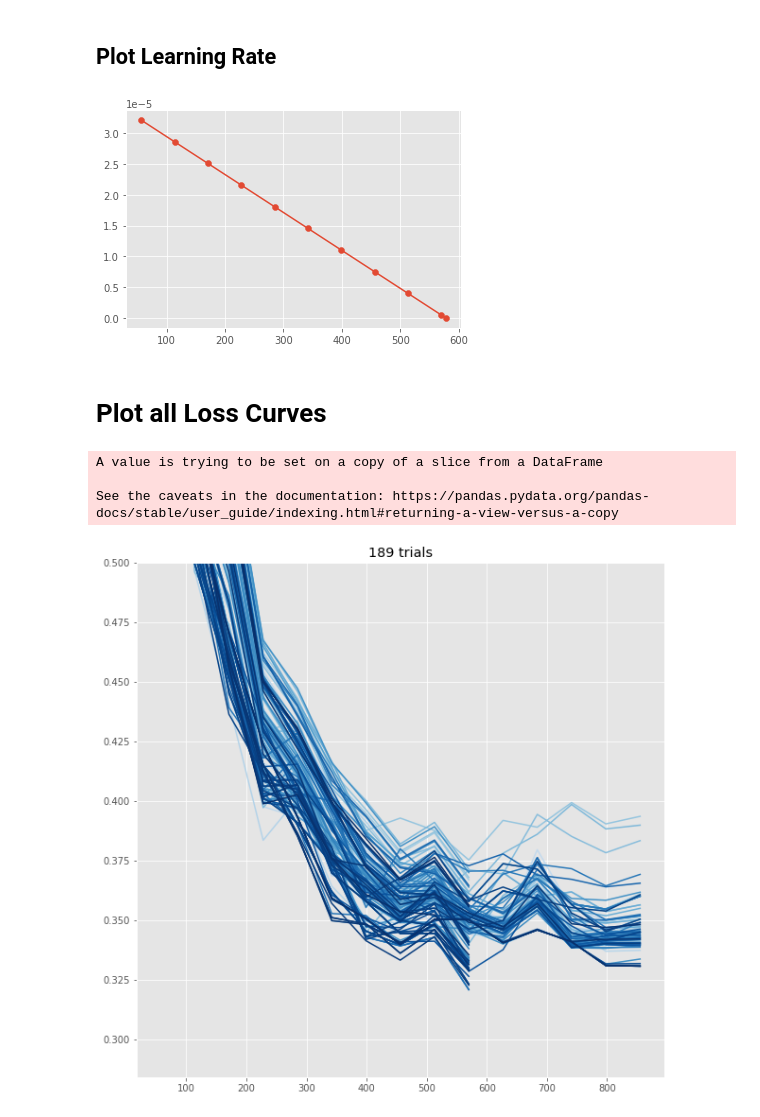
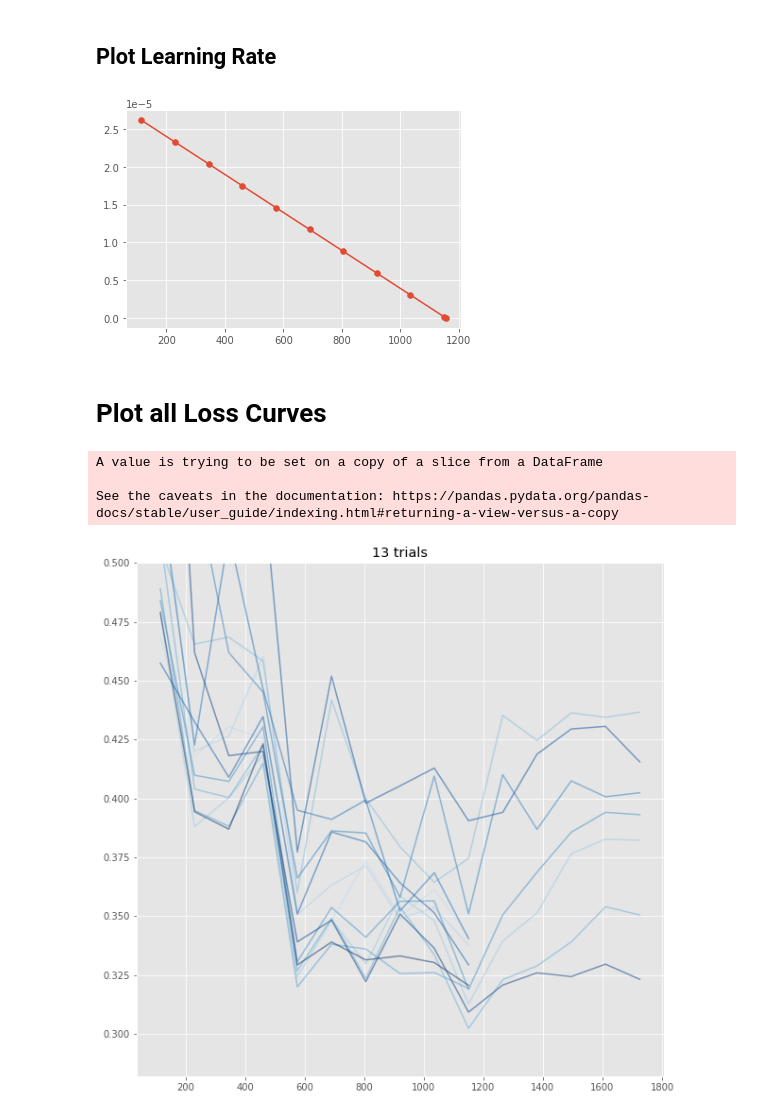
Before and after one commit to goerlitz/nlp-classification, a Jupyter notebook: notebooks/10kGNAD/colab/21d_10kGNAD_optuna_trial_analysis.ipynb, the cells around one changed output. Cells and saved outputs as stored; diff of their text form; code cells hidden in the pictures.

```diff
--- a/notebooks/10kGNAD/colab/21d_10kGNAD_optuna_trial_analysis.ipynb
+++ b/notebooks/10kGNAD/colab/21d_10kGNAD_optuna_trial_analysis.ipynb
@@ -167,0 +168,9 @@ plt.title("Distribution of Best Trials");
+# %%
+for i, s in enumerate(best_trials_df.study_name.unique()):
+    df = best_trials_df[lambda x: x["study_name"] == s]
+    plt.scatter(df.learning_rate, df.eval_loss, label=s, color=pal[i%10], alpha=0.8)
+
+plt.legend(bbox_to_anchor=(1.04,1), loc="upper left")
+plt.xlabel("learning rate")
+plt.ylabel("validation loss")
+plt.title("Hyperparameters of Best Trials");
@@ -167,0 +179,9 @@ plt.title("Distribution of Best Trials");
+# %%
+for i, s in enumerate(best_trials_df.study_name.unique()):
+    df = best_trials_df[lambda x: x["study_name"] == s]
+    plt.scatter(df.learning_rate, df.eval_f1, label=s, color=pal[i%10], alpha=0.8)
+
+plt.legend(bbox_to_anchor=(1.04,1), loc="upper left")
+plt.xlabel("learning rate")
+plt.ylabel("f1")
+plt.title("Hyperparameters of Best Trials");
@@ -185,6 +207,8 @@ plt.title("Distribution of Best Trials");
 # study = optuna.load_study('distilbert-base-german-cased_epoch2', storage)
 # study = optuna.load_study('distilbert-base-german-cased_multi_mcc', storage)
 # study = optuna.load_study('deepset/gbert-base_loss-mcc_bs16_epoch234', storage)
-# study = optuna.load_study('deepset/gelectra-base_loss-mcc_bs16_epoch234', storage)
 # study = optuna.load_study('deepset/gelectra-base_loss-f1_bs16_epoch234', storage)
-study = optuna.load_study('distilbert-base-german-cased_loss-f1_bs32_epoch23', storage)
+# study = optuna.load_study('distilbert-base-german-cased_loss-f1_bs32_epoch23', storage)
+# study = optuna.load_study('distilbert-base-german-cased_loss-f1_bs32_epoch1', storage)
+# study = optuna.load_study('deepset/gbert-base_loss-f1_bs32_epoch1', storage)
+study = optuna.load_study('deepset/gbert-base_loss-f1_bs16_epoch23', storage)
@@ -193,7 +230,7 @@ study = optuna.load_study('distilbert-base-german-cased_loss-f1_bs32_epoch23', s
 # %%
 from optuna.trial import TrialState
 
-complete_trials = [t for t in study.get_trials() if t.state==TrialState.COMPLETE]
+complete_trials = study.get_trials(states=[TrialState.COMPLETE])
 # %%
 def get_metrics(trial):
     attrs = trial.user_attrs
@@ -357,38 +394,38 @@ plt.tight_layout()
 log_df["lr"].plot()
 plt.scatter(log_df["lr"].index, log_df["lr"]);
 # %% [output]
-[figure, old version]
+[figure, new version]
 # %% [markdown]
 # Plot all Loss Curves
 # %%
 # https://stackoverflow.com/questions/52758070/color-map-to-shades-of-blue-python
 # https://stackoverflow.com/questions/38208700/matplotlib-plot-lines-with-colors-through-colormap
 
 import numpy as np
 import matplotlib.pyplot as plt
 import matplotlib as mpl
 
 fig, ax = plt.subplots(figsize=(10,10))
 
 n = len(complete_trials)
 colors = plt.cm.Blues(np.linspace(0.25,1,n))
 
 count = 0
 for i, t in enumerate(complete_trials):
     if not "eval_result" in t.user_attrs.keys():
         continue
     count += 1
     data = t.user_attrs
     loss_df = pd.DataFrame(data.values(), index=data.keys())[lambda x: x.index != "eval_result"]
     loss_df.index = loss_df.index.astype(int)
     loss_df.sort_index(inplace=True)
-    ax.plot(loss_df["eval_loss"][0:-1], c=colors[i])
+    ax.plot(loss_df["eval_loss"][0:-1], c=colors[i], alpha=0.5)
     # loss_df["eval_loss"].plot(ax=ax, cmap="Blues")
     # print(t.number, loss_df["eval_loss"])
 plt.ylim([None,0.5])
 plt.title(f"{count} trials");
 # %% [output]
 A value is trying to be set on a copy of a slice from a DataFrame
 
 See the caveats in the documentation: https://pandas.pydata.org/pandas-docs/stable/user_guide/indexing.html#returning-a-view-versus-a-copy
-[figure, old version]
+[figure, new version]
```
Also changed, not shown: parts of 16 cells of this notebook.
